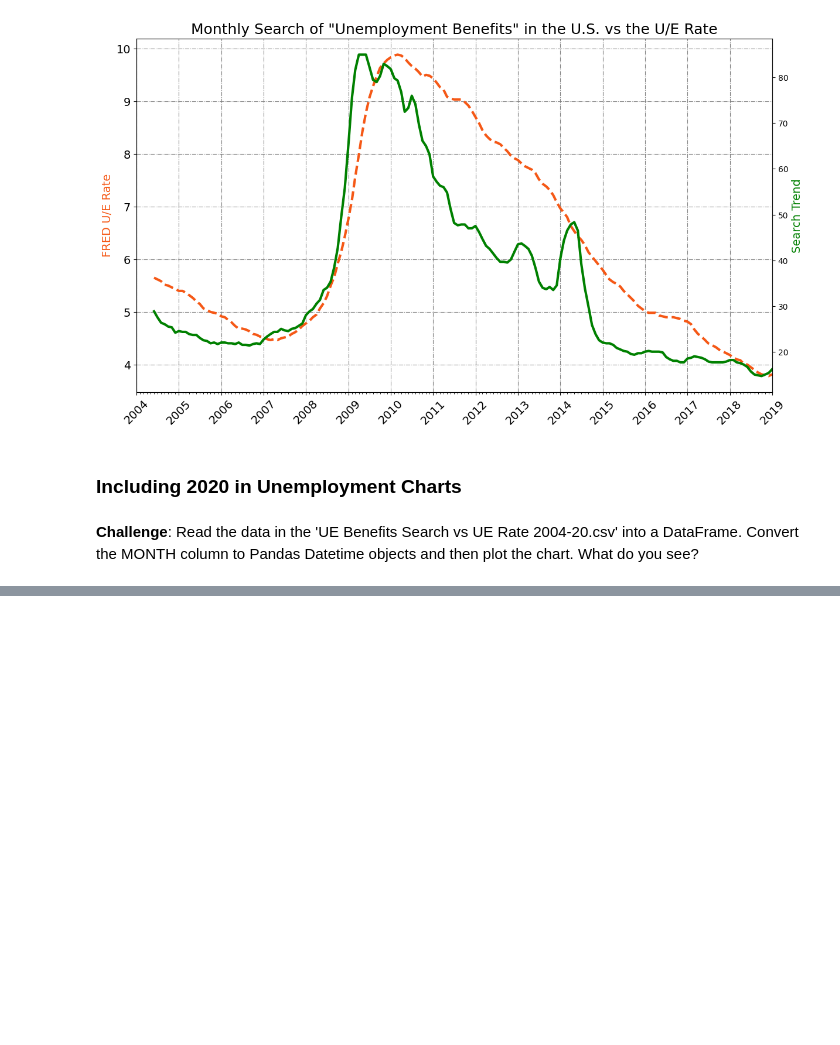
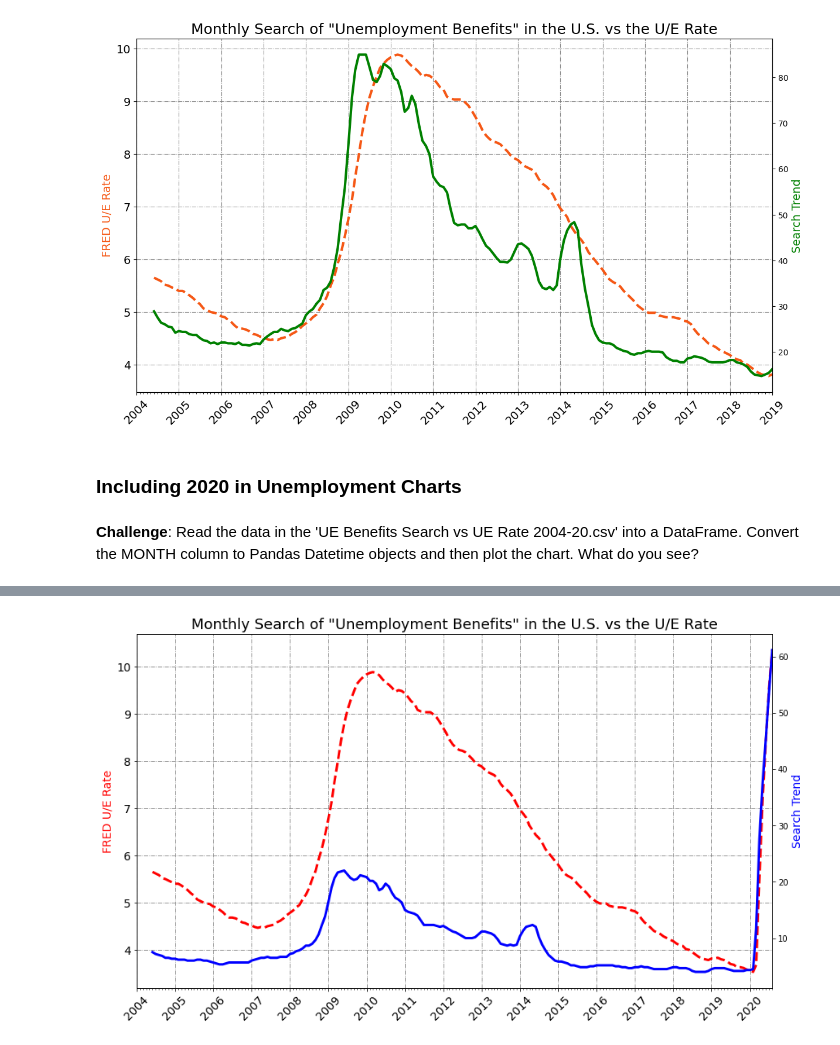
Before and after one commit to zoard-ehmann/100-days-of-python, a Jupyter notebook: Day74/Google_Trends/Google_Trends.ipynb, the cells around one changed output, grey strips where cells are left out. Cells and saved outputs as stored; diff of their text form; code cells hidden in the pictures; blank space fills up the shorter version.

Commit message:
Data visualisation of 2020 UE rate

```diff
--- a/Day74/Google_Trends/Google_Trends.ipynb
+++ b/Day74/Google_Trends/Google_Trends.ipynb
@@ -451,3 +451,7 @@ plt.show()
 ### Including 2020 in Unemployment Charts
 # %% [markdown]
 **Challenge**: Read the data in the 'UE Benefits Search vs UE Rate 2004-20.csv' into a DataFrame. Convert the MONTH column to Pandas Datetime objects and then plot the chart. What do you see?
+# %%
+df_ue_rate_recent = pd.read_csv('UE Benefits Search vs UE Rate 2004-20.csv')
+print(type(df_ue_rate_recent['MONTH'][0]))
+df_ue_rate_recent.head()
@@ -453,0 +466,3 @@ plt.show()
+# %%
+df_ue_rate_recent['MONTH'] = pd.to_datetime(df_ue_rate_recent['MONTH'])
+df_ue_rate_recent['MONTH']
@@ -453,0 +482,31 @@ plt.show()
+# %%
+years = mdates.YearLocator()
+months = mdates.MonthLocator()
+years_fmt = mdates.DateFormatter('%Y')
+
+plt.figure(figsize=(14,8))
+plt.title('Monthly Search of "Unemployment Benefits" in the U.S. vs the U/E Rate', fontsize=18)
+plt.xticks(fontsize=14, rotation=45)
+plt.yticks(fontsize=14)
+plt.grid(color='grey', linestyle='-.')
+
+ax1 = plt.gca()
+ax2 = ax1.twinx()
+
+ax1.set_ylabel('FRED U/E Rate', fontsize=14, color='red')
+ax2.set_ylabel('Search Trend', fontsize=14, color='blue')
+
+ax1.xaxis.set_major_locator(years)
+ax1.xaxis.set_major_formatter(years_fmt)
+ax1.xaxis.set_minor_locator(months)
+
+ax1.set_xlim([df_ue_rate_recent.MONTH.min(), df_ue_rate_recent.MONTH.max()])
+
+roll_df = df_ue_rate_recent[['UNRATE', 'UE_BENEFITS_WEB_SEARCH']].rolling(window=6).mean()
+
+ax1.plot(df_ue_rate_recent.MONTH, roll_df.UNRATE, color='red', linewidth=3, linestyle='--')
+ax2.plot(df_ue_rate_recent.MONTH, roll_df.UE_BENEFITS_WEB_SEARCH, color='blue', linewidth=3)
+
+plt.show()
+# %% [output]
+[figure, added]
```
Also changed, not shown: parts of 2 cells of this notebook.
